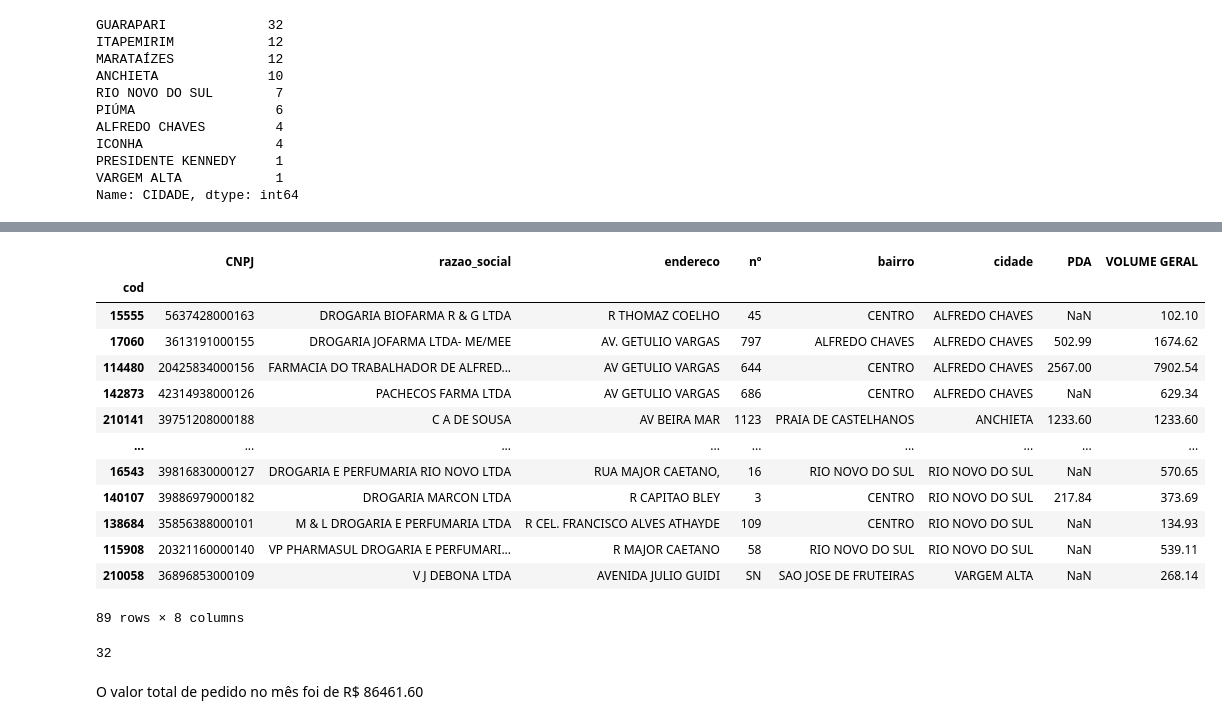
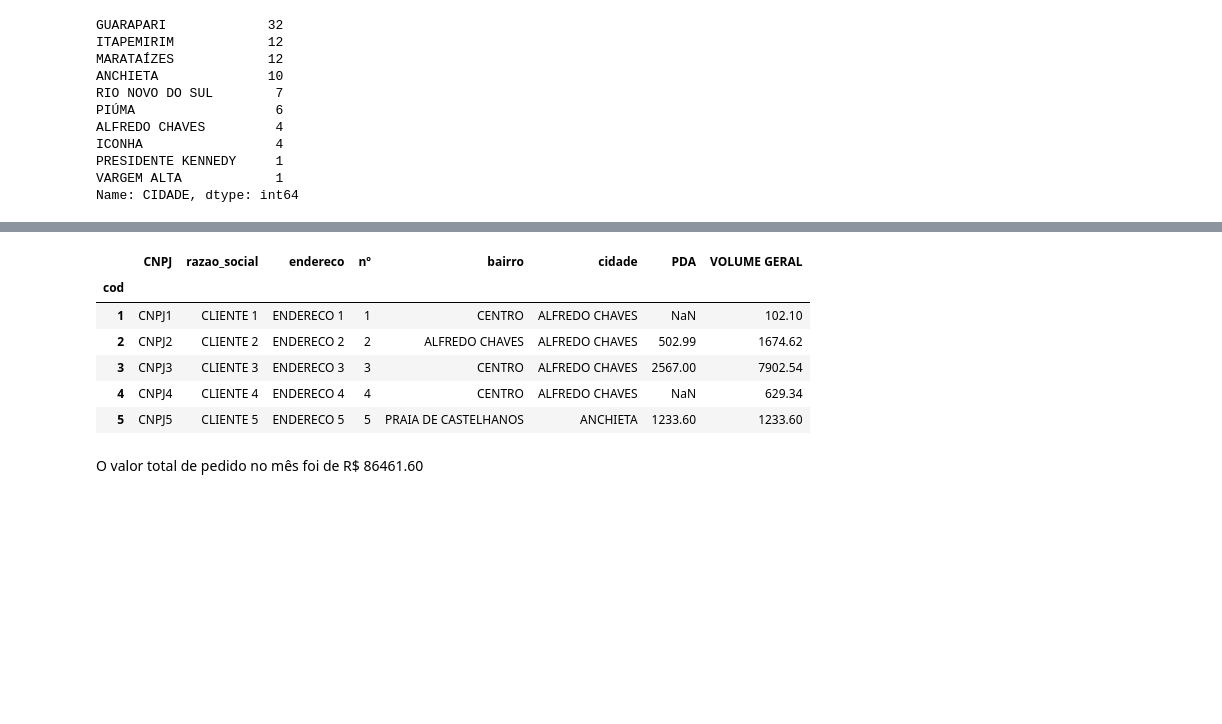
Before and after one commit to ricardogomesmatos/MilleniumComercial, a Jupyter notebook: Projeto_Millenium.ipynb, the cells around one changed output, grey strips where cells are left out. Cells and saved outputs as stored; diff of their text form; code cells hidden in the pictures; blank space fills up the shorter version.

```diff
--- a/Projeto_Millenium.ipynb
+++ b/Projeto_Millenium.ipynb
@@ -509,0 +294,5 @@ Index(['CÓD', 'CNPJ', 'RAZÃO SOCIAL', 'ENDEREÇO', 'Nº', 'BAIRRO', 'CIDADE',
+# %%
+# Importando a tabela de vendas dos clientes
+
+tabela_vendas = pd.read_excel('VENDASTICKETMEDIO3.xlsx')
+tabela_vendas.head(5)
@@ -568,25 +354,14 @@ tabela_vendas
 # %%
+# Colocando o código com index
+
 tabela_vendas.set_index('cod', inplace=True)
-tabela_vendas
+tabela_vendas.head(5)
 # %% [output]
 |  | CNPJ | razao_social | endereco | nº | bairro | cidade | PDA | VOLUME GERAL |
 | cod |  |  |  |  |  |  |  |  |
-| 15555 | 5637428000163 | DROGARIA BIOFARMA R & G LTDA | R THOMAZ COELHO | 45 | CENTRO | ALFREDO CHAVES | NaN | 102.10 |
-| 17060 | 3613191000155 | DROGARIA JOFARMA LTDA- ME/MEE | AV. GETULIO VARGAS | 797 | ALFREDO CHAVES | ALFREDO CHAVES | 502.99 | 1674.62 |
-| 114480 | 20425834000156 | FARMACIA DO TRABALHADOR DE ALFRED... | AV GETULIO VARGAS | 644 | CENTRO | ALFREDO CHAVES | 2567.00 | 7902.54 |
-| 142873 | 42314938000126 | PACHECOS FARMA LTDA | AV GETULIO VARGAS | 686 | CENTRO | ALFREDO CHAVES | NaN | 629.34 |
-| 210141 | 39751208000188 | C A DE SOUSA | AV BEIRA MAR | 1123 | PRAIA DE CASTELHANOS | ANCHIETA | 1233.60 | 1233.60 |
-| ... | ... | ... | ... | ... | ... | ... | ... | ... |
-| 16543 | 39816830000127 | DROGARIA E PERFUMARIA RIO NOVO LTDA | RUA MAJOR CAETANO, | 16 | RIO NOVO DO SUL | RIO NOVO DO SUL | NaN | 570.65 |
-| 140107 | 39886979000182 | DROGARIA MARCON LTDA | R CAPITAO BLEY | 3 | CENTRO | RIO NOVO DO SUL | 217.84 | 373.69 |
-| 138684 | 35856388000101 | M & L DROGARIA E PERFUMARIA LTDA | R CEL. FRANCISCO ALVES ATHAYDE | 109 | CENTRO | RIO NOVO DO SUL | NaN | 134.93 |
-| 115908 | 20321160000140 | VP PHARMASUL DROGARIA E PERFUMARI... | R MAJOR CAETANO | 58 | RIO NOVO DO SUL | RIO NOVO DO SUL | NaN | 539.11 |
-| 210058 | 36896853000109 | V J DEBONA LTDA | AVENIDA JULIO GUIDI | SN | SAO JOSE DE FRUTEIRAS | VARGEM ALTA | NaN | 268.14 |
+| 1 | CNPJ1 | CLIENTE 1 | ENDERECO 1 | 1 | CENTRO | ALFREDO CHAVES | NaN | 102.10 |
+| 2 | CNPJ2 | CLIENTE 2 | ENDERECO 2 | 2 | ALFREDO CHAVES | ALFREDO CHAVES | 502.99 | 1674.62 |
+| 3 | CNPJ3 | CLIENTE 3 | ENDERECO 3 | 3 | CENTRO | ALFREDO CHAVES | 2567.00 | 7902.54 |
+| 4 | CNPJ4 | CLIENTE 4 | ENDERECO 4 | 4 | CENTRO | ALFREDO CHAVES | NaN | 629.34 |
+| 5 | CNPJ5 | CLIENTE 5 | ENDERECO 5 | 5 | PRAIA DE CASTELHANOS | ANCHIETA | 1233.60 | 1233.60 |
-89 rows × 8 columns
-# %%
-selecao = tabela_vendas['cidade'] == 'GUARAPARI'
-n1 = tabela_vendas[selecao].shape[0]
-n1
-# %% [output]
-32
 # %%
```
Also changed, not shown: parts of 77 cells of this notebook.
